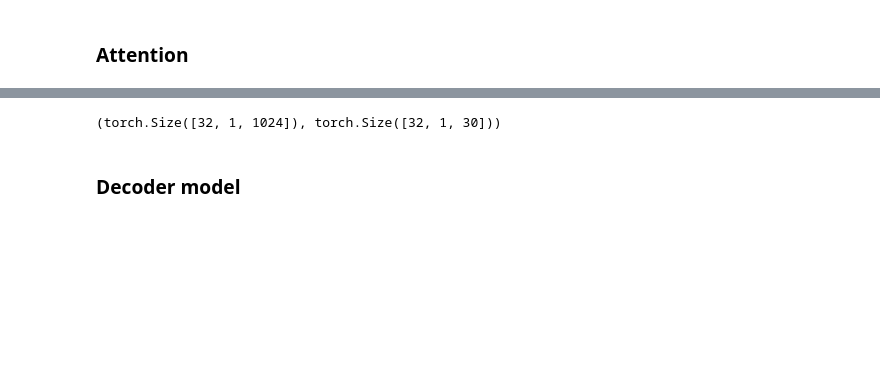
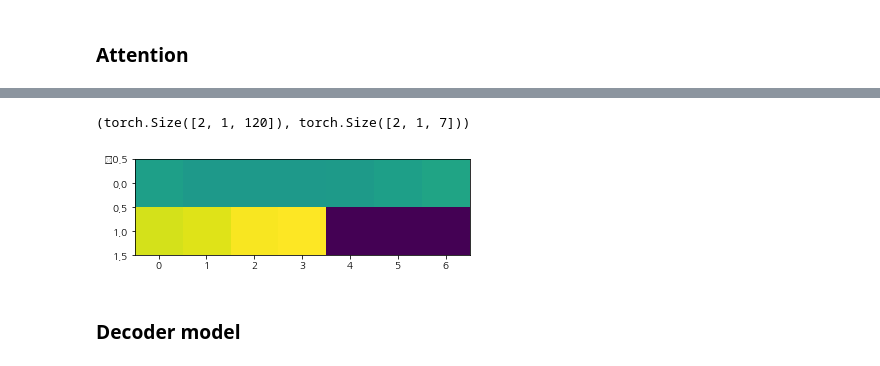
Before and after one commit to simonjisu/NMT, a Jupyter notebook: Neural_Machine_Translation_Tutorial.ipynb, the cells around one changed output, grey strips where cells are left out. Cells and saved outputs as stored; diff of their text form; code cells hidden in the pictures; blank space fills up the shorter version.

```diff
--- a/Neural_Machine_Translation_Tutorial.ipynb
+++ b/Neural_Machine_Translation_Tutorial.ipynb
@@ -11,3 +11,4 @@ import numpy as np
 import matplotlib.pylab as plt
 import matplotlib.ticker as ticker
 from torch.nn.utils.rnn import pack_padded_sequence, pad_packed_sequence
+DEVICE=None
@@ -212,7 +237,7 @@ class Attention(nn.Module):
         - hid(previous_hiddens): B, 1, H_d
         - out(enc_outputs): B, T_e, H_d
         Outputs:
-        -
+        - score: B, 1, T_e
         """
         if self.method == 'dot':
             # bmm: (B, 1, H_d) * (B, H, T_e) = (B, 1, T_e)
@@ -234,12 +259,15 @@ class Attention(nn.Module):
                 mask[i, :, x:].fill_(1)
         return mask
 # %%
-enc_direc = 2
-attention = Attention(enc_direc*config.HIDDEN, method='general', device=DEVICE).to(DEVICE)
-contexts, attns = attention(enc_hidden.transpose(0,1),
-                            enc_output, lengths.tolist(), return_weight=True)
+attention = Attention(encoder.n_direction*HIDDEN, method='general', device=DEVICE).to(DEVICE)
+contexts, attns = attention(enc_hidden.transpose(0, 1), enc_output, lengths.tolist(), return_weight=True)
 contexts.size(), attns.size()
 # %% [output]
-(torch.Size([32, 1, 1024]), torch.Size([32, 1, 30]))
+(torch.Size([2, 1, 120]), torch.Size([2, 1, 7]))
+# %%
+plt.imshow(attns.detach().squeeze(1).numpy())
+plt.show()
+# %% [output]
+[figure, added]
 # %% [markdown]
 ### Decoder model
```
Also changed, not shown: parts of 31 cells of this notebook, 6 other files.
